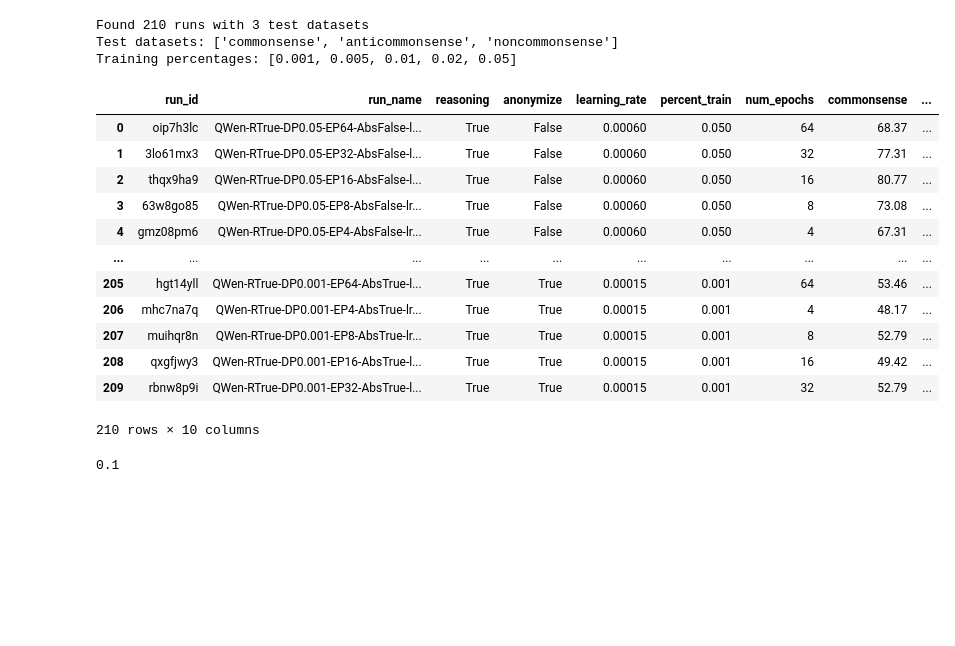
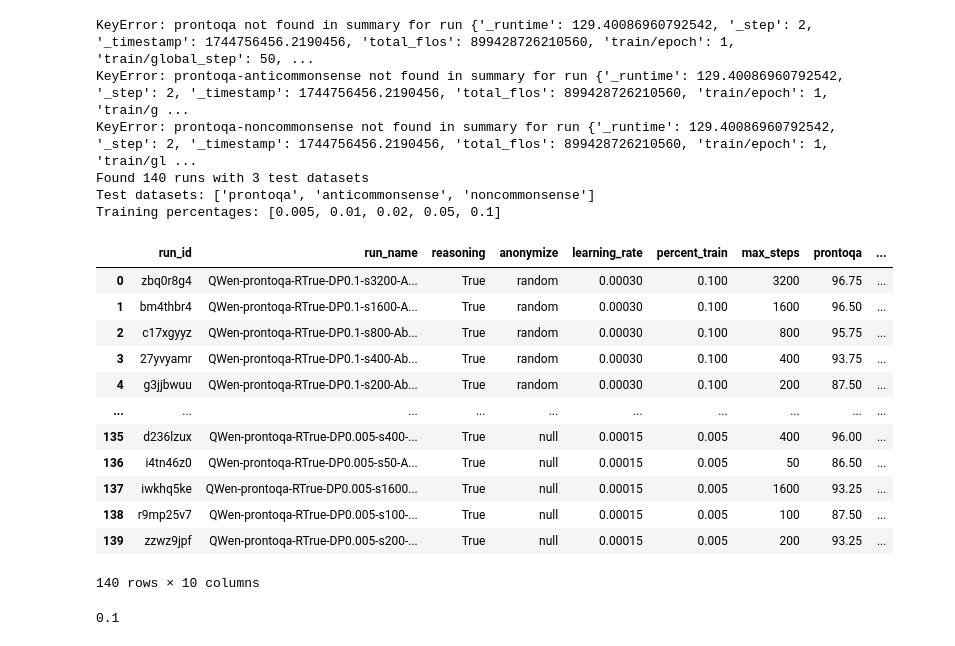
Before and after one commit to CM-BF/cladder, a Jupyter notebook: visualize_sweep.ipynb, the cells around one changed output. Drawn from its saved outputs; the diff is of its cells as text; code cells hidden in the pictures; blank space fills up the shorter version.

```diff
--- a/visualize_sweep.ipynb
+++ b/visualize_sweep.ipynb
@@ -11,7 +11,8 @@ from plotly.subplots import make_subplots
 # Hardcoded parameters for the specific sweep
 entity_name = "dive-ci"
 project_name = "CLadder"
-sweep_id = "ngq4k8jt"  #"qfwpl45m"
+# sweep_id = "ngq4k8jt"  # CLadder
+sweep_id = "fho761r3"  # ProntoQA
 
 # Initialize wandb API
 api = wandb.Api()
@@ -19,7 +20,8 @@ api = wandb.Api()
 # Get the sweep runs
 sweep = api.sweep(f"{entity_name}/{project_name}/{sweep_id}")
 
-dataset_names = {'cladder-v1-q-commonsense': 'commonsense', 'cladder-v1-q-anticommonsense': 'anticommonsense', 'cladder-v1-q-noncommonsense': 'noncommonsense'}
+# dataset_names = {'cladder-v1-q-commonsense': 'commonsense', 'cladder-v1-q-anticommonsense': 'anticommonsense', 'cladder-v1-q-noncommonsense': 'noncommonsense'}
+dataset_names = {'prontoqa': 'prontoqa', 'prontoqa-anticommonsense': 'anticommonsense', 'prontoqa-noncommonsense': 'noncommonsense'}
 
 # Collect run data
 runs_data = []
@@ -39,51 +41,59 @@ for run in sweep.runs:
     config = run_data["config"]
     # print(summary)
 
     run_info = {
         "run_id": run.id,
         "run_name": run.name,
         "reasoning": config.get("experiment.reasoning", None),
         "anonymize": config.get("dataset.anonymize", None),
         "learning_rate": config.get("training.learning_rate", None),
         "percent_train": config.get("dataset.percent_of_train_dataset", None),
-        "num_epochs": config.get("training.num_train_epochs", None),
+        # "num_epochs": config.get("training.num_train_epochs", None),
+        "max_steps": config.get("training.max_steps", None),
     }
 
     # Extract scores for different test datasets
     for data_name, score_key in dataset_names.items():
-        run_info[score_key] = summary[data_name]
+        try:
+            run_info[score_key] = summary[data_name]
+        except KeyError:
+            print(f"KeyError: {data_name} not found in summary for run {summary}")
 
     runs_data.append(run_info)
 
 # Convert to dataframe
 df = pd.DataFrame(runs_data)
 
 # Identify test dataset columns
 test_dataset_columns = [col for col in df.columns if col in dataset_names.values()]
 training_percentages = sorted(df['percent_train'].unique())
 learning_rate = sorted(df['learning_rate'].unique())
+anonymize_list = sorted(df['anonymize'].unique())
 
 print(f"Found {len(df)} runs with {len(test_dataset_columns)} test datasets")
 print(f"Test datasets: {[col.replace('score_', '') for col in test_dataset_columns]}")
 print(f"Training percentages: {training_percentages}")
 df
 # %% [output]
-Found 210 runs with 3 test datasets
-Test datasets: ['commonsense', 'anticommonsense', 'noncommonsense']
-Training percentages: [0.001, 0.005, 0.01, 0.02, 0.05]
+KeyError: prontoqa not found in summary for run {'_runtime': 129.40086960792542, '_step': 2, '_timestamp': 1744756456.2190456, 'total_flos': 899428726210560, 'train/epoch': 1, 'train/global_step': 50, ...
+KeyError: prontoqa-anticommonsense not found in summary for run {'_runtime': 129.40086960792542, '_step': 2, '_timestamp': 1744756456.2190456, 'total_flos': 899428726210560, 'train/epoch': 1, 'train/g ...
+KeyError: prontoqa-noncommonsense not found in summary for run {'_runtime': 129.40086960792542, '_step': 2, '_timestamp': 1744756456.2190456, 'total_flos': 899428726210560, 'train/epoch': 1, 'train/gl ...
+Found 140 runs with 3 test datasets
+Test datasets: ['prontoqa', 'anticommonsense', 'noncommonsense']
+Training percentages: [0.005, 0.01, 0.02, 0.05, 0.1]
-|  | run_id | run_name | reasoning | anonymize | learning_rate | percent_train | num_epochs | commonsense | ... |
-| 0 | oip7h3lc | QWen-RTrue-DP0.05-EP64-AbsFalse-l... | True | False | 0.00060 | 0.050 | 64 | 68.37 | ... |
-| 1 | 3lo61mx3 | QWen-RTrue-DP0.05-EP32-AbsFalse-l... | True | False | 0.00060 | 0.050 | 32 | 77.31 | ... |
-| 2 | thqx9ha9 | QWen-RTrue-DP0.05-EP16-AbsFalse-l... | True | False | 0.00060 | 0.050 | 16 | 80.77 | ... |
-| 3 | 63w8go85 | QWen-RTrue-DP0.05-EP8-AbsFalse-lr... | True | False | 0.00060 | 0.050 | 8 | 73.08 | ... |
-| 4 | gmz08pm6 | QWen-RTrue-DP0.05-EP4-AbsFalse-lr... | True | False | 0.00060 | 0.050 | 4 | 67.31 | ... |
+|  | run_id | run_name | reasoning | anonymize | learning_rate | percent_train | max_steps | prontoqa | ... |
+| 0 | zbq0r8g4 | QWen-prontoqa-RTrue-DP0.1-s3200-A... | True | random | 0.00030 | 0.100 | 3200 | 96.75 | ... |
+| 1 | bm4thbr4 | QWen-prontoqa-RTrue-DP0.1-s1600-A... | True | random | 0.00030 | 0.100 | 1600 | 96.50 | ... |
+| 2 | c17xgyyz | QWen-prontoqa-RTrue-DP0.1-s800-Ab... | True | random | 0.00030 | 0.100 | 800 | 95.75 | ... |
+| 3 | 27yvyamr | QWen-prontoqa-RTrue-DP0.1-s400-Ab... | True | random | 0.00030 | 0.100 | 400 | 93.75 | ... |
+| 4 | g3jjbwuu | QWen-prontoqa-RTrue-DP0.1-s200-Ab... | True | random | 0.00030 | 0.100 | 200 | 87.50 | ... |
 | ... | ... | ... | ... | ... | ... | ... | ... | ... | ... |
-| 205 | hgt14yll | QWen-RTrue-DP0.001-EP64-AbsTrue-l... | True | True | 0.00015 | 0.001 | 64 | 53.46 | ... |
-| 206 | mhc7na7q | QWen-RTrue-DP0.001-EP4-AbsTrue-lr... | True | True | 0.00015 | 0.001 | 4 | 48.17 | ... |
-| 207 | muihqr8n | QWen-RTrue-DP0.001-EP8-AbsTrue-lr... | True | True | 0.00015 | 0.001 | 8 | 52.79 | ... |
-| 208 | qxgfjwy3 | QWen-RTrue-DP0.001-EP16-AbsTrue-l... | True | True | 0.00015 | 0.001 | 16 | 49.42 | ... |
-| 209 | rbnw8p9i | QWen-RTrue-DP0.001-EP32-AbsTrue-l... | True | True | 0.00015 | 0.001 | 32 | 52.79 | ... |
+| 135 | d236lzux | QWen-prontoqa-RTrue-DP0.005-s400-... | True | null | 0.00015 | 0.005 | 400 | 96.00 | ... |
+| 136 | i4tn46z0 | QWen-prontoqa-RTrue-DP0.005-s50-A... | True | null | 0.00015 | 0.005 | 50 | 86.50 | ... |
+| 137 | iwkhq5ke | QWen-prontoqa-RTrue-DP0.005-s1600... | True | null | 0.00015 | 0.005 | 1600 | 93.25 | ... |
+| 138 | r9mp25v7 | QWen-prontoqa-RTrue-DP0.005-s100-... | True | null | 0.00015 | 0.005 | 100 | 87.50 | ... |
+| 139 | zzwz9jpf | QWen-prontoqa-RTrue-DP0.005-s200-... | True | null | 0.00015 | 0.005 | 200 | 93.25 | ... |
-210 rows × 10 columns
+140 rows × 10 columns
 # %%
 sweep = api.sweep(f"{entity_name}/{project_name}/{sweep_id}")
 sweep.runs[0].config["dataset.percent_of_train_dataset"]
```
Also changed, not shown: parts of 1 cell of this notebook, 7 other files.
